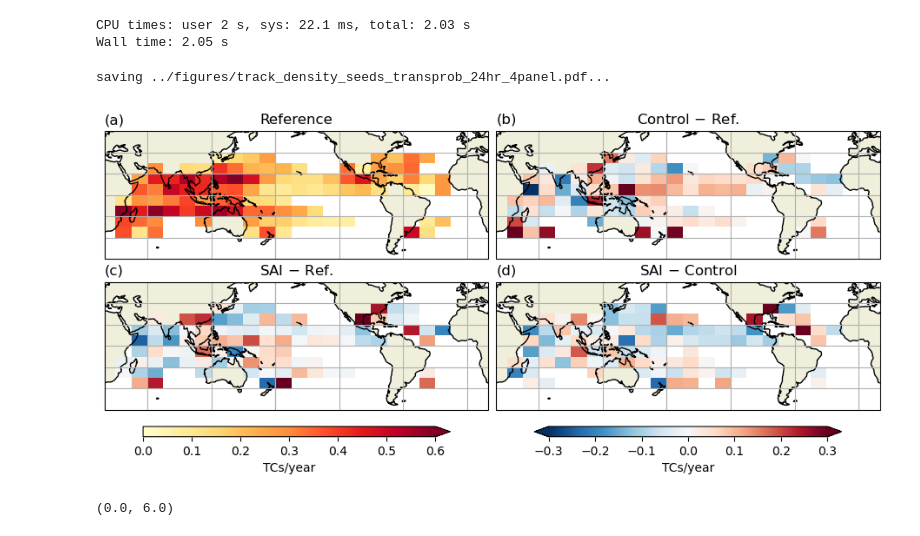
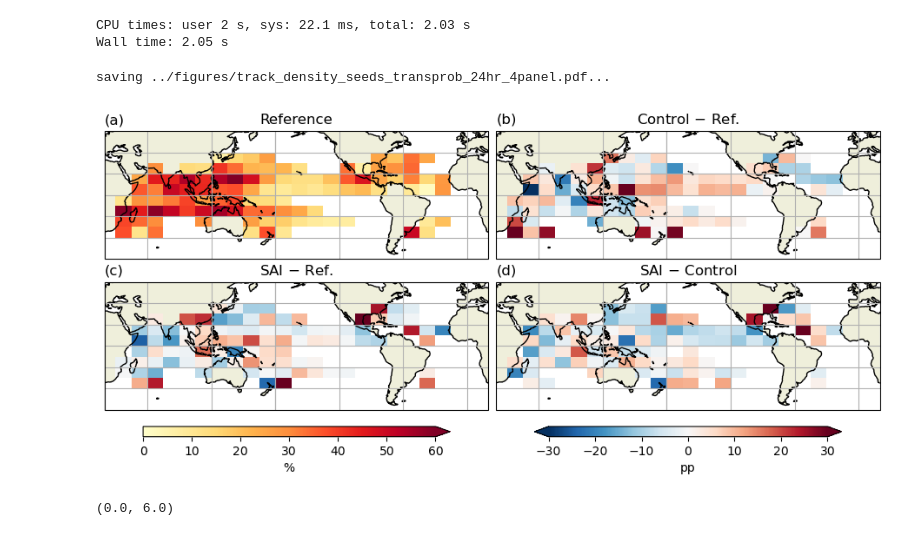
Before and after one commit to JdeJong96/TCs-under-SAI, a Jupyter notebook: analysis/notebooks/link_seeds_TCs.ipynb, the cells around one changed output. Cells and saved outputs as stored; diff of their text form; code cells hidden in the pictures.

```diff
--- a/analysis/notebooks/link_seeds_TCs.ipynb
+++ b/analysis/notebooks/link_seeds_TCs.ipynb
@@ -675,7 +675,7 @@ CPU times: user 2 s, sys: 22.1 ms, total: 2.03 s
 Wall time: 2.05 s
 # %%
 # transition probability!
-hists = {exp: (hists_s[exp] / (hists_s[exp] + hists_f[exp])).where((hists_s[exp]>0.0) & (hists_f[exp]>0.0)) for exp in hists_s}
+hists = {exp: (hists_s[exp] * 100 / (hists_s[exp] + hists_f[exp])).where((hists_s[exp]>0.0) & (hists_f[exp]>0.0)) for exp in hists_s}
 
 for exp in ['RCP8.5-Reference','SAI2050-Reference','SAI2050-RCP8.5']:
     exp1,exp2 = exp.split('-')
@@ -697,7 +697,7 @@ titles = {
     '(c)': 'SAI $-$ Ref.',
     '(d)': 'SAI $-$ Control',
 }
-vlims = {'ref':{'vmin':0, 'vmax':.6}, 'diff':{'vmin':-.3,'vmax':.3}}
+vlims = {'ref':{'vmin':0, 'vmax':60}, 'diff':{'vmin':-30,'vmax':30}}
 
 def annotate_minmax(ax, xytext, data, method='max'):
     if method == 'min':
@@ -736,36 +736,36 @@ cf = cfdata.plot(ax=ax, **vlims['diff'], cmap='RdBu_r', **kwargs)
 #x,y = np.meshgrid(mask.xbins, mask.ybins, indexing='ij')
 #si = ax.scatter(x[mask], y[mask], s=0.5, c='k', edgecolors='none', transform=ccrs.PlateCarree())
 #si = ax.contourf(x, y, mask, hatches=['','///'], alpha=0, transform=ccrs.PlateCarree())
 #annotate_minmax(ax, (255,-10), cfdata, method='min')
 
 ax = axs[1,1] # SAI-RCP track density
 exps = 'SAI2050-RCP8.5'
 cfdata = hists[exps]
 cf = cfdata.plot(ax=ax, **vlims['diff'], cmap='RdBu_r', **kwargs)
 # sig = np.sqrt(stderr[exps[0]]**2+stderr[exps[1]]**2)/np.sqrt(2)
 #mask = xr.where(np.abs(cfdata) < (Zsig*stderr[exps]), True, False).transpose('xbins','ybins')
 #x,y = np.meshgrid(mask.xbins, mask.ybins, indexing='ij')
 #si = ax.scatter(x[mask], y[mask], s=2, marker='x', linewidths=0.3, c='k', edgecolors='none', transform=ccrs.PlateCarree())
 #si = ax.contourf(x, y, mask, hatches=['','///'], alpha=0, transform=ccrs.PlateCarree())
 
 for ax,(lab,title) in zip(axs.flatten(), titles.items()):
     ax.gridlines()
     ax.coastlines()
     #ax.stock_img()
     ax.add_feature(cfeature.LAND)
     ax.set_title(title)
     ax.set_title(lab, loc='left')
     ax.set_extent((0,360,-60,60), crs=ccrs.PlateCarree())
 
 cb = fig.colorbar(cf, ax=axs[:,1], extend='both', **cbkwargs)
-cb.ax.set_xlabel('TCs/year')
+cb.ax.set_xlabel('pp')
 cb = fig.colorbar(cf_ref, ax=axs[:,0], extend='max', **cbkwargs)
-cb.ax.set_xlabel('TCs/year')
+cb.ax.set_xlabel('%')
 
 tracks.savefig(fig, fname, **savefigkwargs)
 # %% [output]
 saving ../figures/track_density_seeds_transprob_24hr_4panel.pdf...
-[figure, old version]
+[figure, new version]
 # %%
 default_kwargs = {  # default line plot kwargs
     'Reference': dict(color='black', lw=2, label='Reference'),
```
Also changed, not shown: 1 other file.
